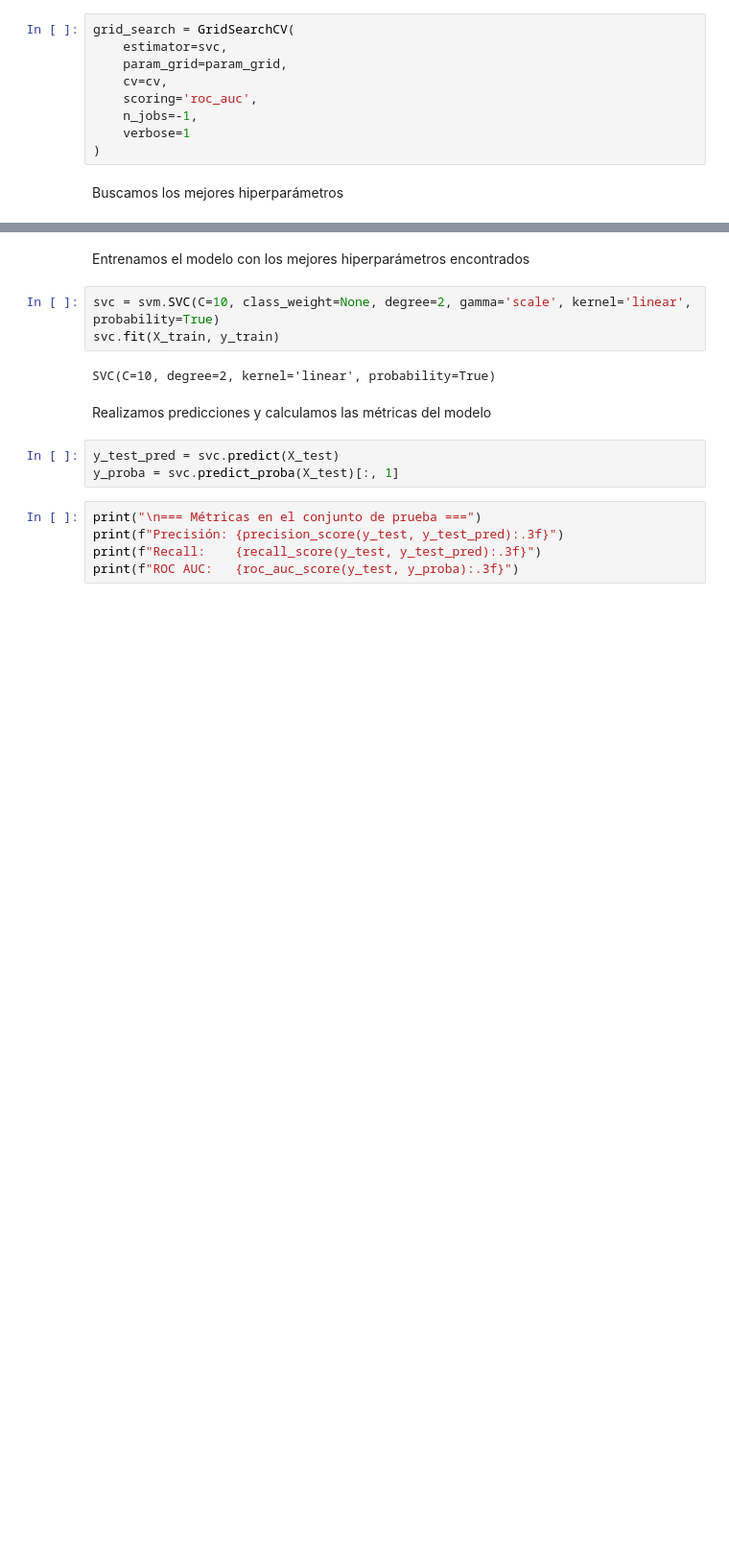
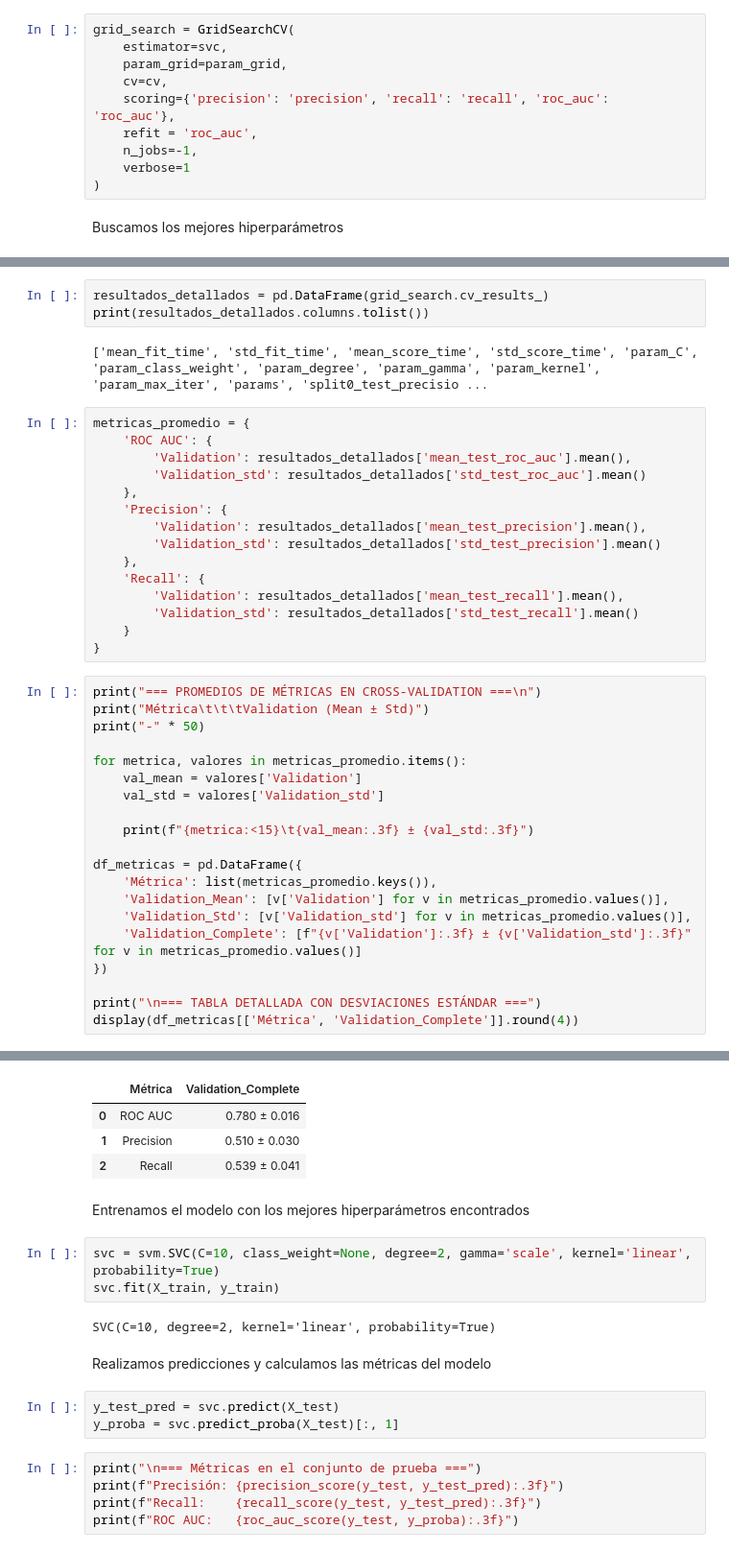
Before and after one commit to cristianmunoz1/Intro_ML_project, a Jupyter notebook: Clasificación/06_SVM_class.ipynb, the cells around one changed output, grey strips where cells are left out. Shown at 96% size. Saved outputs shown, nothing was run; the diff lists cells and outputs as text; blank space fills up the shorter version.

```diff
--- a/Clasificación/06_SVM_class.ipynb
+++ b/Clasificación/06_SVM_class.ipynb
@@ -167,7 +168,8 @@ grid_search = GridSearchCV(
     estimator=svc,
     param_grid=param_grid,
     cv=cv,
-    scoring='roc_auc',
+    scoring={'precision': 'precision', 'recall': 'recall', 'roc_auc': 'roc_auc'},
+    refit = 'roc_auc',
     n_jobs=-1,
     verbose=1
 )
@@ -195 +198,42 @@ Mejores hiperparámetros encontrados: {'C': 10, 'class_weight': None, 'coef0': 0
 Mejor puntuación ROC AUC: 0.8104834726701042
+# %%
+resultados_detallados = pd.DataFrame(grid_search.cv_results_)
+print(resultados_detallados.columns.tolist())
+# %% [output]
+['mean_fit_time', 'std_fit_time', 'mean_score_time', 'std_score_time', 'param_C', 'param_class_weight', 'param_degree', 'param_gamma', 'param_kernel', 'param_max_iter', 'params', 'split0_test_precisio ...
+# %%
+metricas_promedio = {
+    'ROC AUC': {
+        'Validation': resultados_detallados['mean_test_roc_auc'].mean(),
+        'Validation_std': resultados_detallados['std_test_roc_auc'].mean()
+    },
+    'Precision': {
+        'Validation': resultados_detallados['mean_test_precision'].mean(),
+        'Validation_std': resultados_detallados['std_test_precision'].mean()
+    },
+    'Recall': {
+        'Validation': resultados_detallados['mean_test_recall'].mean(),
+        'Validation_std': resultados_detallados['std_test_recall'].mean()
+    }
+}
+# %%
+print("=== PROMEDIOS DE MÉTRICAS EN CROSS-VALIDATION ===\n")
+print("Métrica\t\t\tValidation (Mean ± Std)")
+print("-" * 50)
+
+for metrica, valores in metricas_promedio.items():
+    val_mean = valores['Validation']
+    val_std = valores['Validation_std']
+
+    print(f"{metrica:<15}\t{val_mean:.3f} ± {val_std:.3f}")
+
+df_metricas = pd.DataFrame({
+    'Métrica': list(metricas_promedio.keys()),
+    'Validation_Mean': [v['Validation'] for v in metricas_promedio.values()],
+    'Validation_Std': [v['Validation_std'] for v in metricas_promedio.values()],
+    'Validation_Complete': [f"{v['Validation']:.3f} ± {v['Validation_std']:.3f}" for v in metricas_promedio.values()]
+})
+
+print("\n=== TABLA DETALLADA CON DESVIACIONES ESTÁNDAR ===")
+display(df_metricas[['Métrica', 'Validation_Complete']].round(4))
+# %% [output]
@@ -196,3 +249,7 @@ Mejor puntuación ROC AUC: 0.8104834726701042
+|  | Métrica | Validation_Complete |
+| 0 | ROC AUC | 0.780 ± 0.016 |
+| 1 | Precision | 0.510 ± 0.030 |
+| 2 | Recall | 0.539 ± 0.041 |
 # %% [markdown]
 Entrenamos el modelo con los mejores hiperparámetros encontrados
 # %%
```
Also changed, not shown: parts of 20 cells of this notebook.
